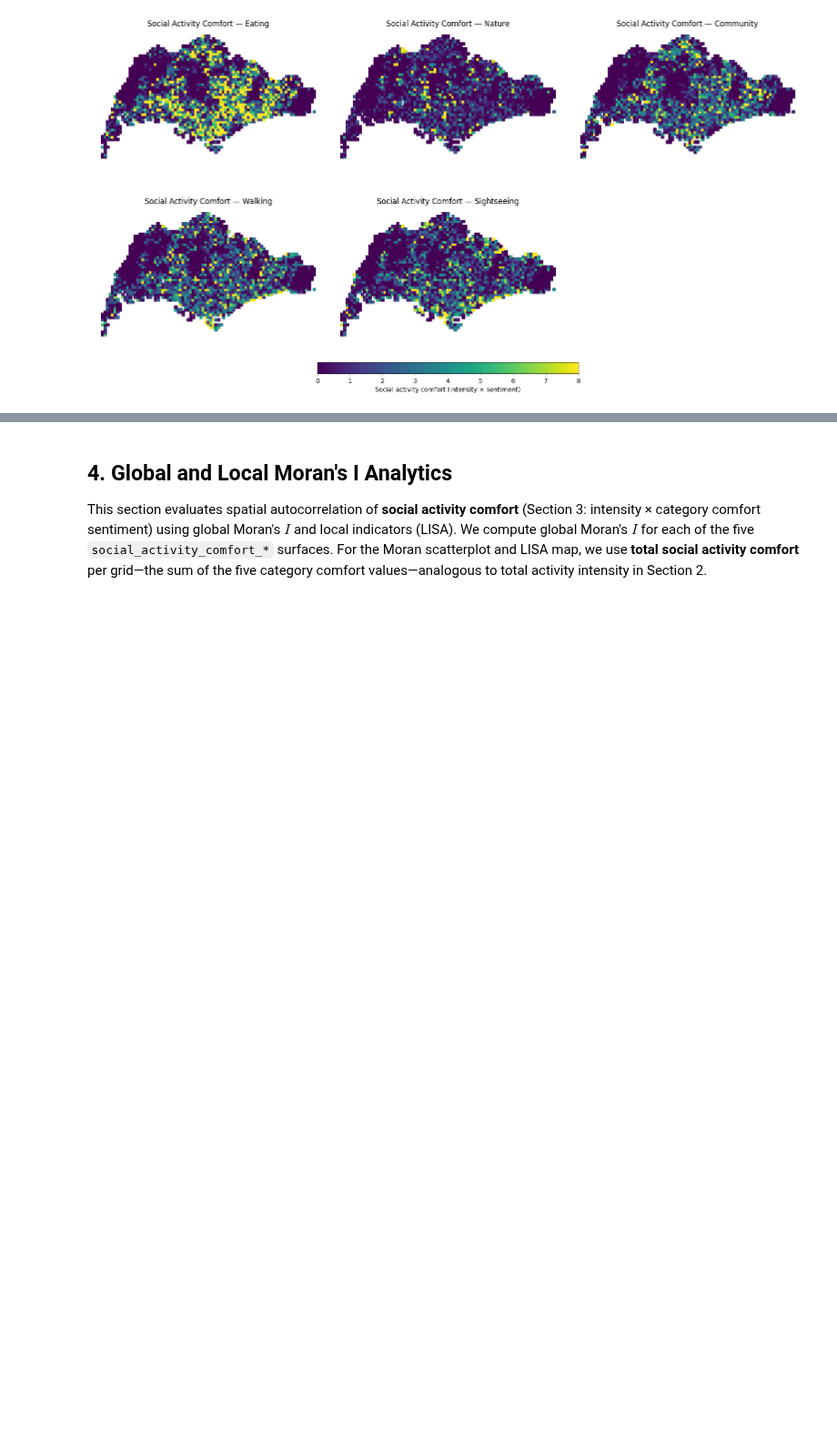
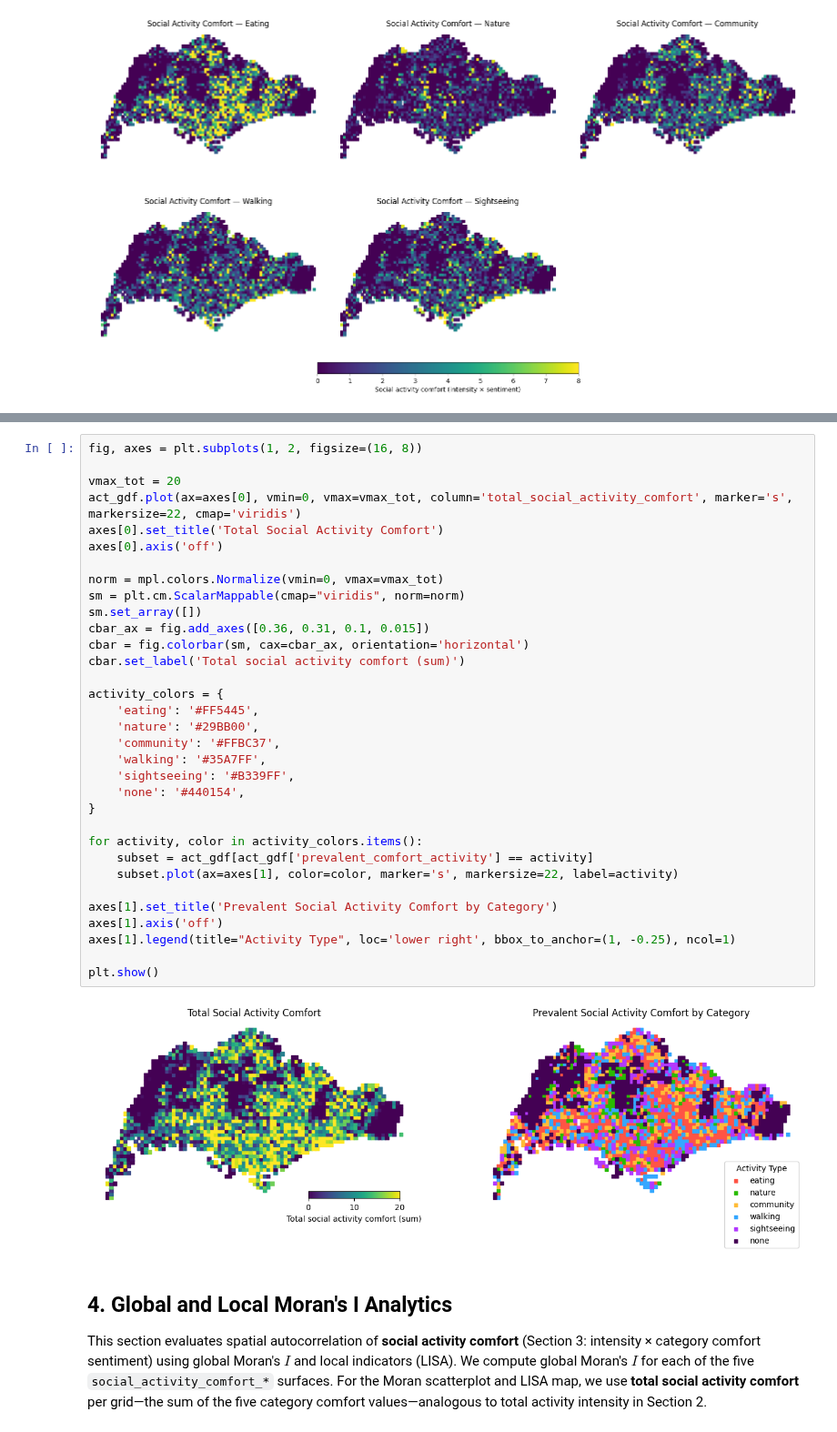
Before and after one commit to Sijie-Yang/Urban-Comfort-Potential, a Jupyter notebook: code_1_social_activity_data.ipynb, the cells around one changed output, grey strips where cells are left out. Shown at 91% size. Drawn from its saved outputs; the diff is of its cells as text; blank space fills up the shorter version.

```diff
--- a/code_1_social_activity_data.ipynb
+++ b/code_1_social_activity_data.ipynb
@@ -232,3 +478,38 @@ plt.show()
+# %%
+fig, axes = plt.subplots(1, 2, figsize=(16, 8))
+
+vmax_tot = 20
+act_gdf.plot(ax=axes[0], vmin=0, vmax=vmax_tot, column='total_social_activity_comfort', marker='s', markersize=22, cmap='viridis')
+axes[0].set_title('Total Social Activity Comfort')
+axes[0].axis('off')
+
+norm = mpl.colors.Normalize(vmin=0, vmax=vmax_tot)
+sm = plt.cm.ScalarMappable(cmap="viridis", norm=norm)
+sm.set_array([])
+cbar_ax = fig.add_axes([0.36, 0.31, 0.1, 0.015])
+cbar = fig.colorbar(sm, cax=cbar_ax, orientation='horizontal')
+cbar.set_label('Total social activity comfort (sum)')
+
+activity_colors = {
+    'eating': '#FF5445',
+    'nature': '#29BB00',
+    'community': '#FFBC37',
+    'walking': '#35A7FF',
+    'sightseeing': '#B339FF',
+    'none': '#440154',
+}
+
+for activity, color in activity_colors.items():
+    subset = act_gdf[act_gdf['prevalent_comfort_activity'] == activity]
+    subset.plot(ax=axes[1], color=color, marker='s', markersize=22, label=activity)
+
+axes[1].set_title('Prevalent Social Activity Comfort by Category')
+axes[1].axis('off')
+axes[1].legend(title="Activity Type", loc='lower right', bbox_to_anchor=(1, -0.25), ncol=1)
+
+plt.show()
+# %% [output]
+[figure, added]
 # %% [markdown]
 ## 4. Global and Local Moran's I Analytics
 
```
Also changed, not shown: parts of 9 cells of this notebook, 59 other files.
